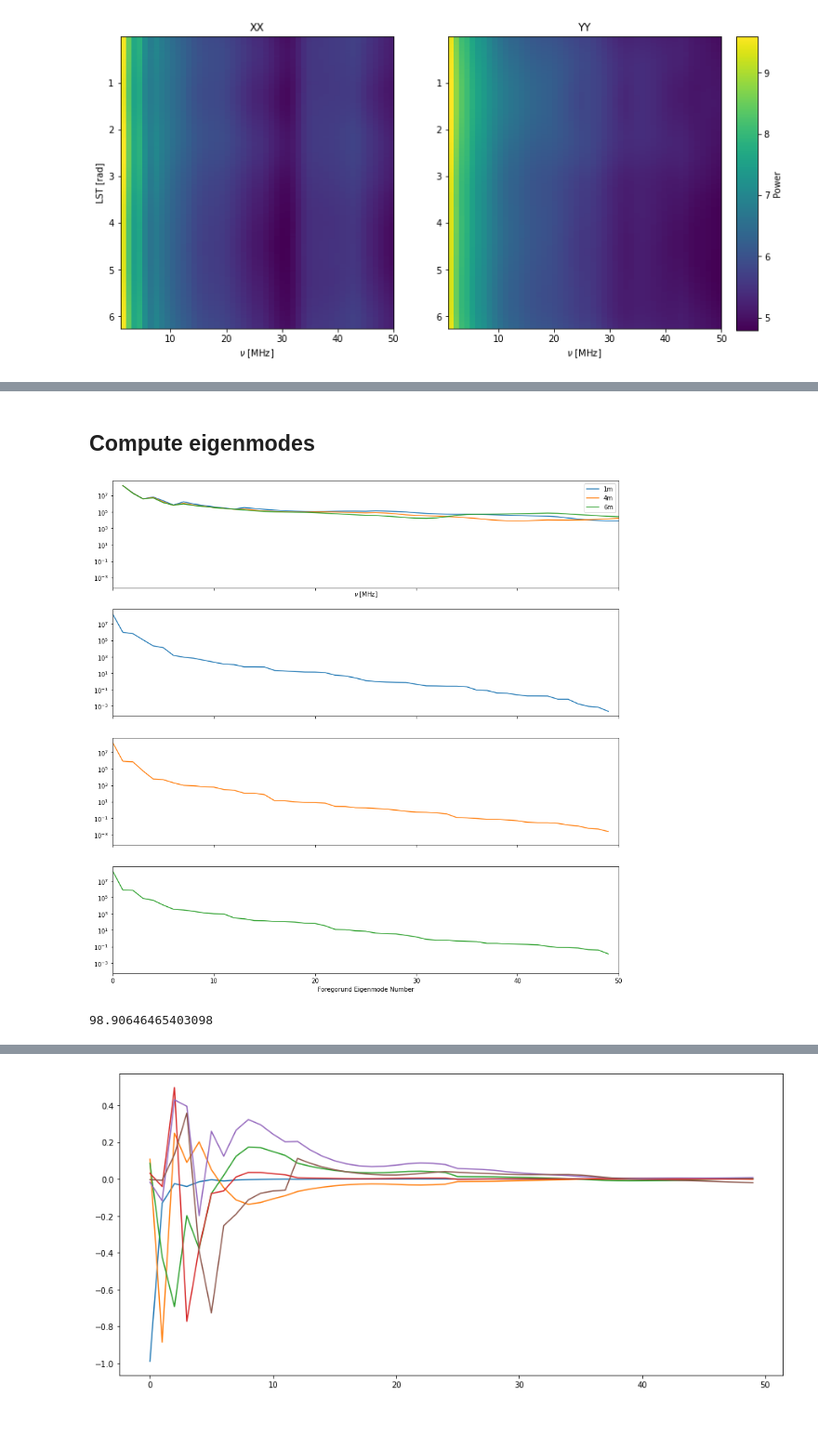
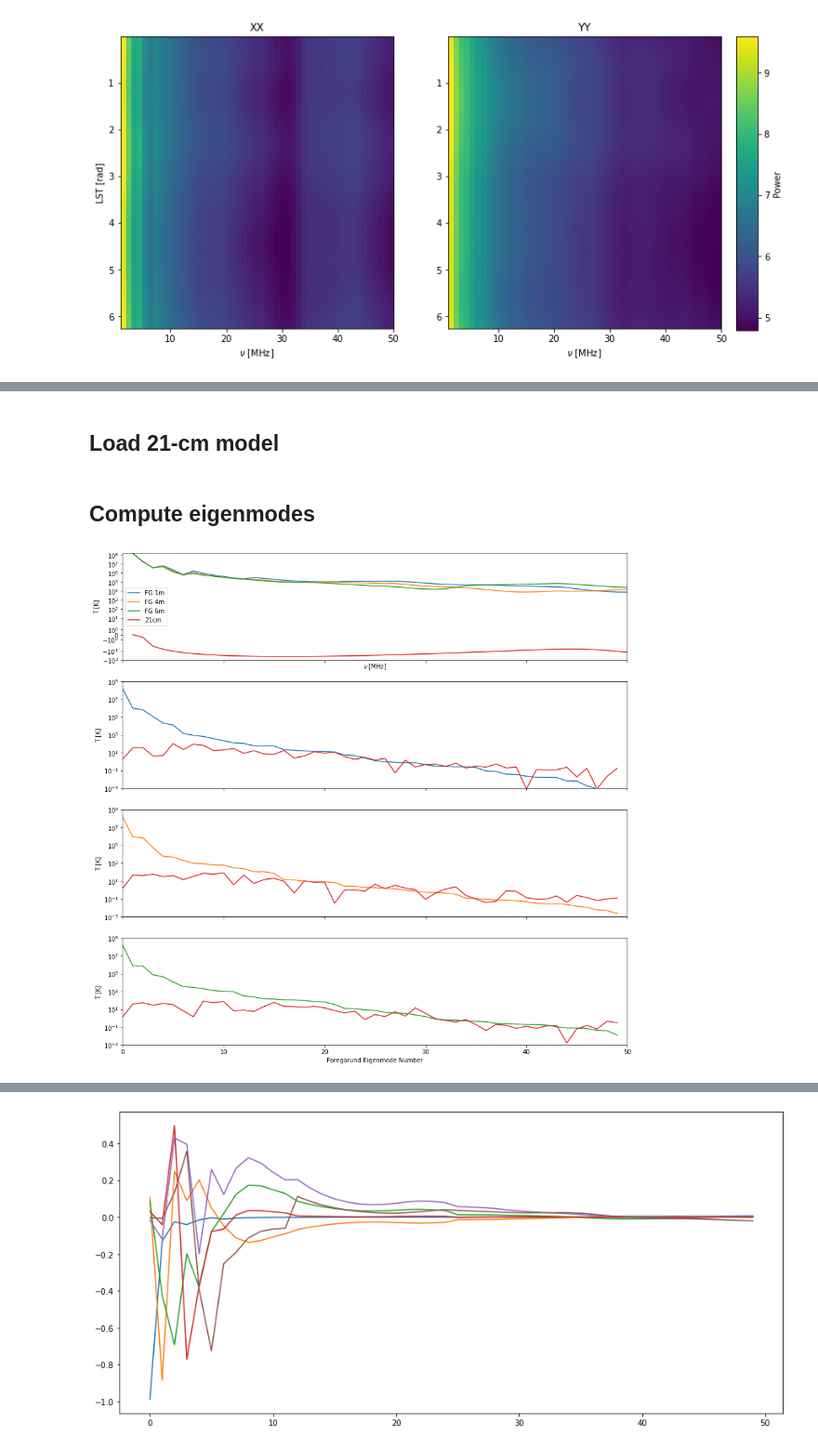
Before and after one commit to christianhbye/lusee_sky_simulations, a Jupyter notebook: notebooks/mock_lusee_night_analysis_comp.ipynb, the cells around one changed output, grey strips where cells are left out. Shown at 93% size. Saved outputs shown, nothing was run; the diff lists cells and outputs as text; code cells hidden in the pictures; blank space fills up the shorter version.

```diff
--- a/notebooks/mock_lusee_night_analysis_comp.ipynb
+++ b/notebooks/mock_lusee_night_analysis_comp.ipynb
@@ -263,8 +243,9 @@ plt.xlabel("$\\nu$ [MHz]")
 cax = fig.add_axes([0.92, 0.12, 0.027, 0.76])
 _ = plt.colorbar(cax=cax, label="Power")
 
+vis = vis[:, :, 0]  # only XX
 V_4m = eigenmode_matrix(vis)
-fg_freq_4m = vis[0, :, 0]
+fg_freq_4m = vis[0, :]
 fg_eig_4m = to_eigenbasis(vis, V_4m)
 # %% [output]
 (250, 50, 4)
@@ -318,8 +299,9 @@ plt.xlabel("$\\nu$ [MHz]")
 cax = fig.add_axes([0.92, 0.12, 0.027, 0.76])
 _ = plt.colorbar(cax=cax, label="Power")
 
+vis = vis[:, :, 0]  # only XX
 V_6m = eigenmode_matrix(vis)
-fg_freq_6m = vis[0, :, 0]
+fg_freq_6m = vis[0, :]
 fg_eig_6m = to_eigenbasis(vis, V_6m)
 # %% [output]
 (250, 50, 4)
@@ -481,41 +310,57 @@ _ = plt.colorbar(cax=cax, label="Power")
+# %% [markdown]
+## Load 21-cm model
+# %%
+z_model = np.load("simple_ares.npz")
+z = z_model["z"]
+model = z_model["t21"]
+
+model_freqs = 1420.4e6 / (1+z)
+# %%
+from scipy.interpolate import interp1d
+interp_21cm = interp1d(model_freqs, model)(freq)
 # %% [markdown]
 ## Compute eigenmodes
 # %%
-fig, axs = plt.subplots(figsize=(15,15), nrows=4, sharey=True, sharex=True)
+fig, axs = plt.subplots(figsize=(15,15), nrows=4, sharey=False, sharex=True)
 
 # freq basis
 axs[0].set_yscale("symlog")
-axs[0].plot(freq/1e6, fg_freq_1m, label="1m")
-axs[0].plot(freq/1e6, fg_freq_4m, label="4m")
-axs[0].plot(freq/1e6, fg_freq_6m, label="6m")
+axs[0].set_ylim(-1e2, 16e7)
+axs[0].plot(freq/1e6, fg_freq_1m, label="FG 1m")
+axs[0].plot(freq/1e6, fg_freq_4m, label="FG 4m")
+axs[0].plot(freq/1e6, fg_freq_6m, label="FG 6m")
+axs[0].plot(freq/1e6, interp_21cm, label="21cm")
 axs[0].legend()
 axs[0].set_xlabel("$\\nu$ [MHz]")
 
 # 1m
 sort_idx = np.argsort(fg_eig_1m.copy())[::-1]
 fg = fg_eig_1m[sort_idx]
-# models = models[sort_idx]
+model = np.abs(V_1m @ interp_21cm.T)[sort_idx]
 axs[1].set_yscale("log")
 axs[1].plot(fg, color="C0")
+axs[1].plot(model, color="C3")
 
-# 2m
+# 4m
 sort_idx = np.argsort(fg_eig_4m.copy())[::-1]
 fg = fg_eig_4m[sort_idx]
+model = np.abs(V_4m @ interp_21cm.T)[sort_idx]
 axs[2].set_yscale("log")
 axs[2].plot(fg, color="C1")
+axs[2].plot(model, color="C3")
 
-# 3m
+# 6m
 sort_idx = np.argsort(fg_eig_6m.copy())[::-1]
 fg = fg_eig_6m[sort_idx]
+model = np.abs(V_6m @ interp_21cm.T)[sort_idx]
 axs[3].set_yscale("log")
 axs[3].plot(fg, color="C2")
+axs[3].plot(model, color="C3")
 axs[3].set_xlabel("Foregorund Eigenmode Number")
 
 plt.setp(axs, xlim=(0, 50))
+plt.setp(axs[1:], ylim=(1e-3, 1e9))
+plt.setp(axs, ylabel="T [K]")
 plt.show()
 # %% [output]
-[figure, old version]
+[figure, new version]
-# %%
-np.sum(fg_eig_1m[sort_idx][:1]) / np.sum(fg_eig_1m) * 100
-# %% [output]
-98.90646465403098
```
Also changed, not shown: parts of 20 cells of this notebook.
